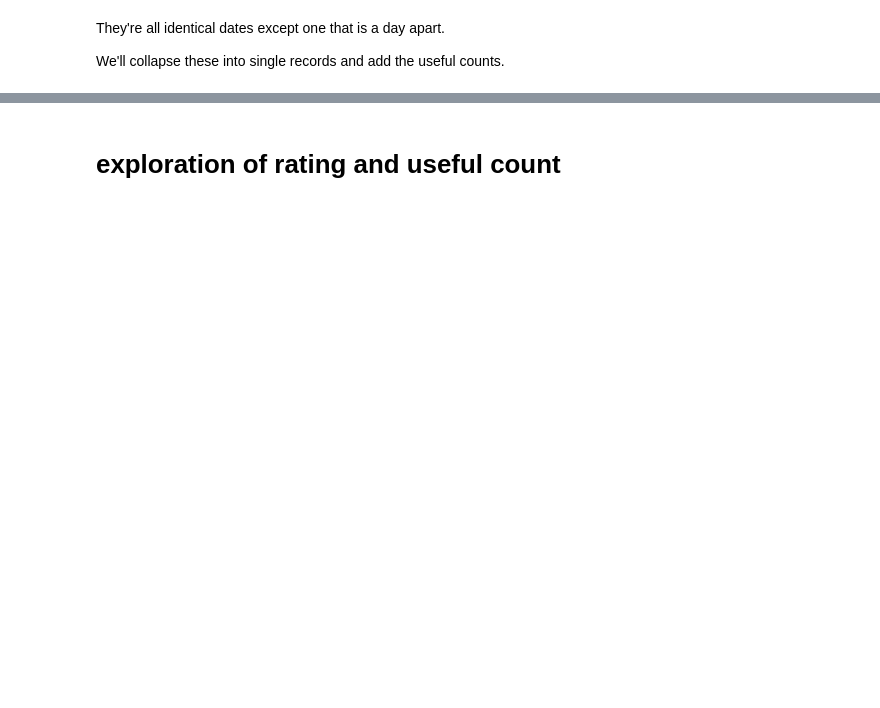
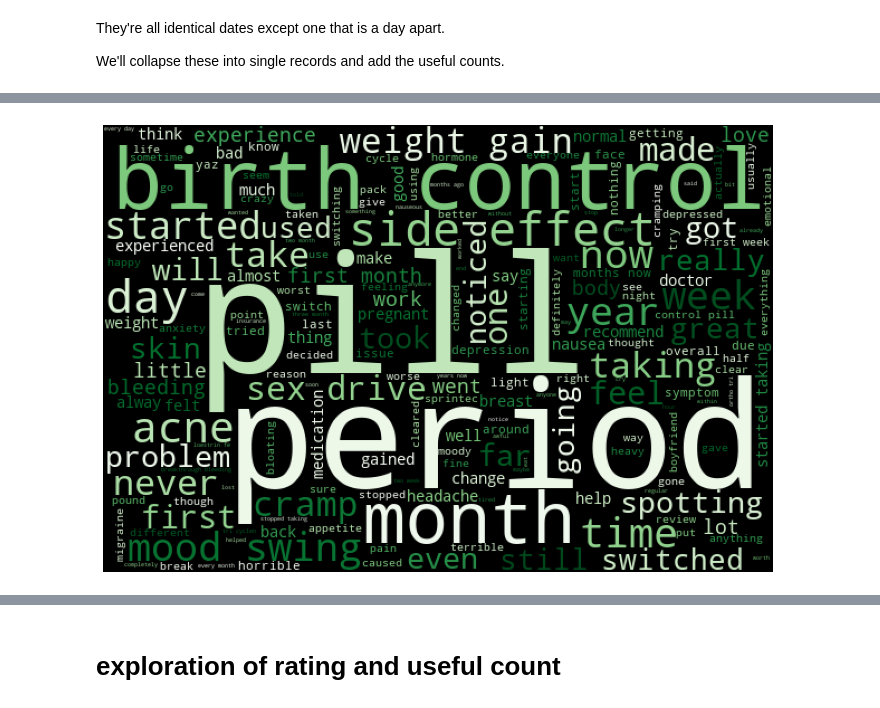
Before and after one commit to aarongalbraith/flatiron-phase5-project, a Jupyter notebook: notebooks/project_notebook.ipynb, the cells around one changed output, grey strips where cells are left out. Saved outputs shown, nothing was run; the diff lists cells and outputs as text; code cells hidden in the pictures; blank space fills up the shorter version.

Commit message:
assigned methods

```diff
--- a/notebooks/project_notebook.ipynb
+++ b/notebooks/project_notebook.ipynb
@@ -831,0 +1354,19 @@ df.rating.hist(bins=10);
+# %%
+# obtain the standard list of stopwords
+nltk.download('stopwords', quiet=True)
+# start our own list of stopwords with these words
+stop_list = stopwords.words('english')
+# add punctuation characters
+for char in string.punctuation:
+    stop_list.append(char)
+# add empty string
+stop_list.extend([''])
+# %%
+# stop words to keep
+# 44-59 be/have/do verbs
+# 64-178 prepositions/subordinate conjunctions/modals
+stop_list = stop_list[:44] + stop_list[60:64]
+# %%
+df['review_lower'] = df['review'].str.lower()
+# %%
+pill_tokens = make_tokens(df[df.method == 'pill'].review_lower.tolist(), stop_list=stop_list)
@@ -831,0 +1393,4 @@ df.rating.hist(bins=10);
+# %%
+plot_wordcloud(make_wordcloud(pill_tokens))
+# %% [output]
+[figure, added]
```
Also changed, not shown: parts of 218 cells of this notebook, 3 other files.
